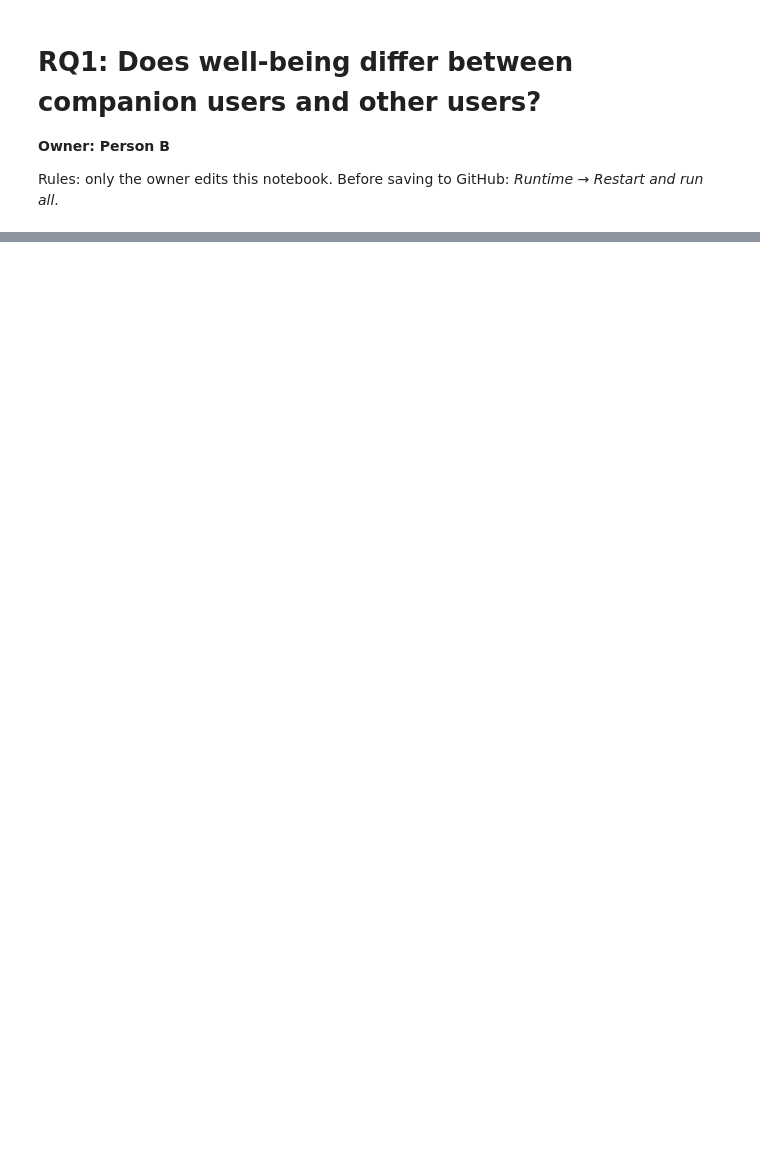
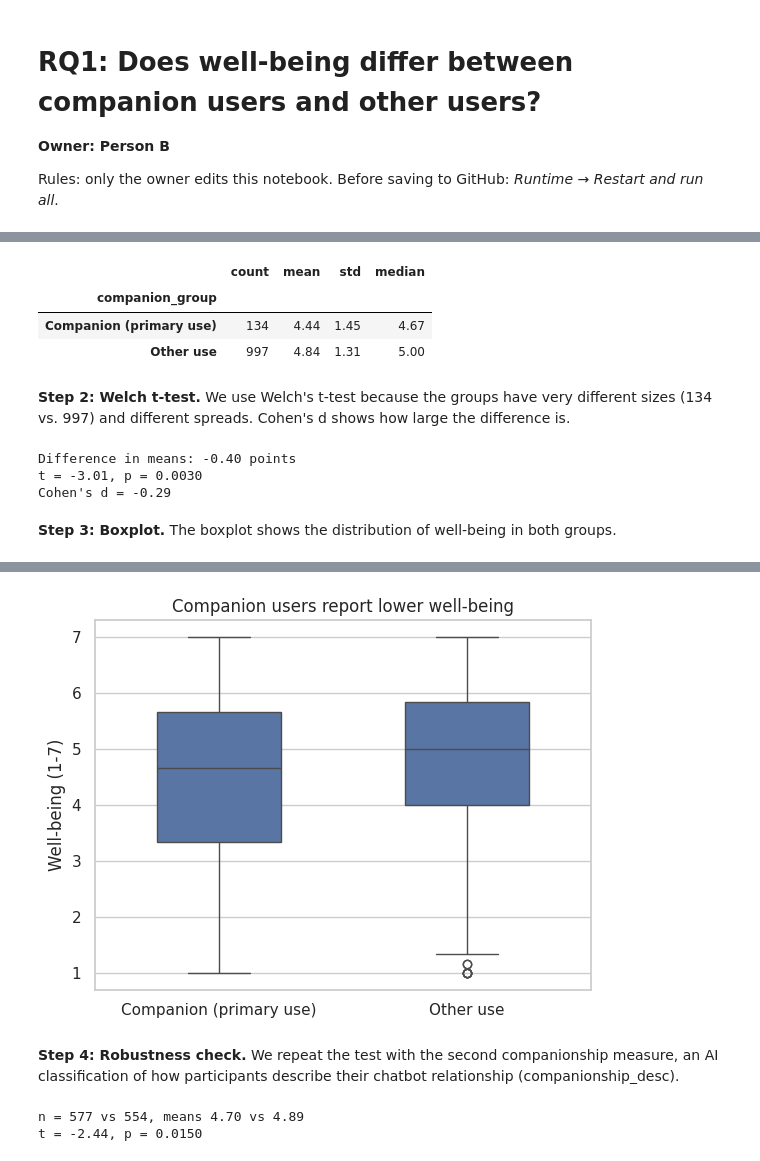
Before and after one commit to xMrTuffnut/ai-companion-wellbeing, a Jupyter notebook: notebooks/02_rq1_companion_vs_others.ipynb, the cells around one changed output, grey strips where cells are left out. Drawn from its saved outputs; the diff is of its cells as text; code cells hidden in the pictures; blank space fills up the shorter version.

```diff
--- a/notebooks/02_rq1_companion_vs_others.ipynb
+++ b/notebooks/02_rq1_companion_vs_others.ipynb
@@ -16,7 +18,7 @@ sns.set_theme(style="whitegrid")
 
 # Raw data (original study). Once data/clean.csv exists, switch to CLEAN_URL.
 RAW_URL = "https://raw.githubusercontent.com/SALT-NLP/AI-companionship-well-being/main/data.csv"
-CLEAN_URL = "https://raw.githubusercontent.com/<YOUR-USERNAME>/ai-companion-wellbeing/main/data/clean.csv"
+CLEAN_URL = "https://raw.githubusercontent.com/xMrTuffnut/ai-companion-wellbeing/main/data/clean.csv"
 
-df = pd.read_csv(RAW_URL)
+df = pd.read_csv(CLEAN_URL)
 print(df.shape)
@@ -23,3 +30,27 @@ print(df.shape)
+# %%
+df.groupby("companion_group")["well_being"].agg(["count", "mean", "std", "median"]).round(2)
+# %% [output]
+|  | count | mean | std | median |
+| companion_group |  |  |  |  |
+| Companion (primary use) | 134 | 4.44 | 1.45 | 4.67 |
+| Other use | 997 | 4.84 | 1.31 | 5.00 |
+# %% [markdown]
+**Step 2: Welch t-test.** We use Welch's t-test because the groups have very different sizes (134 vs. 997) and different spreads. Cohen's d shows how large the difference is.
+# %%
+companion = df.loc[df["companionship_prim"] == 1, "well_being"]
+others = df.loc[df["companionship_prim"] == 0, "well_being"]
+
+result = stats.ttest_ind(companion, others, equal_var=False)
+print(f"Difference in means: {companion.mean() - others.mean():.2f} points")
+print(f"t = {result.statistic:.2f}, p = {result.pvalue:.4f}")
+
+pooled_sd = np.sqrt((companion.var() + others.var()) / 2)
+d = (companion.mean() - others.mean()) / pooled_sd
+print(f"Cohen's d = {d:.2f}")
+# %% [output]
+Difference in means: -0.40 points
+t = -3.01, p = 0.0030
+Cohen's d = -0.29
 # %%
 # Save a figure and download it (then upload it to figures/ on GitHub)
 def save_fig(name):
@@ -38,5 +63,11 @@ stats.ttest_ind(companion, others, equal_var=False)  # Welch t-test
+# %% [markdown]
+**Step 3: Boxplot.** The boxplot shows the distribution of well-being in both groups.
 # %%
-sns.boxplot(data=df, x="companionship_prim", y="well_being")
-plt.xlabel("Uses chatbot primarily as companion (1 = yes)")
+order = ["Companion (primary use)", "Other use"]
+sns.boxplot(data=df, x="companion_group", y="well_being", order=order, width=0.5)
+plt.xlabel("")
 plt.ylabel("Well-being (1-7)")
+plt.title("Companion users report lower well-being")
 save_fig("rq1_boxplot.png")
+plt.show()
+# %% [output]
@@ -42,0 +76,12 @@ save_fig("rq1_boxplot.png")
+[figure, added]
+# %% [markdown]
+**Step 4: Robustness check.** We repeat the test with the second companionship measure, an AI classification of how participants describe their chatbot relationship (companionship_desc).
+# %%
+desc_yes = df.loc[df["companionship_desc"] == 1, "well_being"]
+desc_no = df.loc[df["companionship_desc"] == 0, "well_being"]
+r2 = stats.ttest_ind(desc_yes, desc_no, equal_var=False)
+print(f"n = {len(desc_yes)} vs {len(desc_no)}, means {desc_yes.mean():.2f} vs {desc_no.mean():.2f}")
+print(f"t = {r2.statistic:.2f}, p = {r2.pvalue:.4f}")
+# %% [output]
+n = 577 vs 554, means 4.70 vs 4.89
+t = -2.44, p = 0.0150
```
Also changed, not shown: parts of 7 cells of this notebook.
